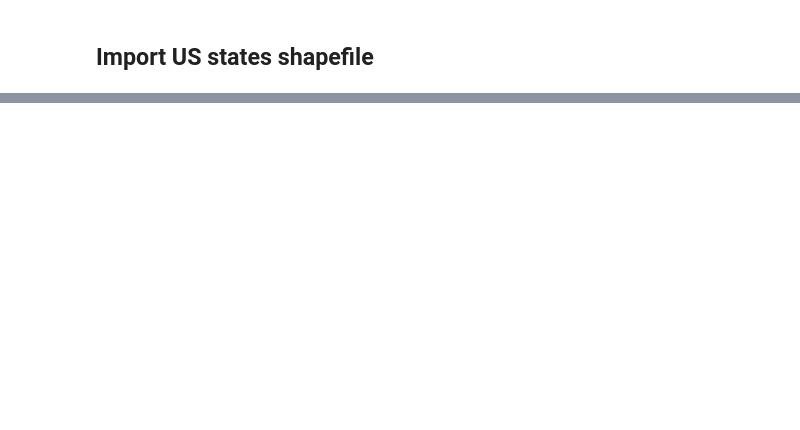
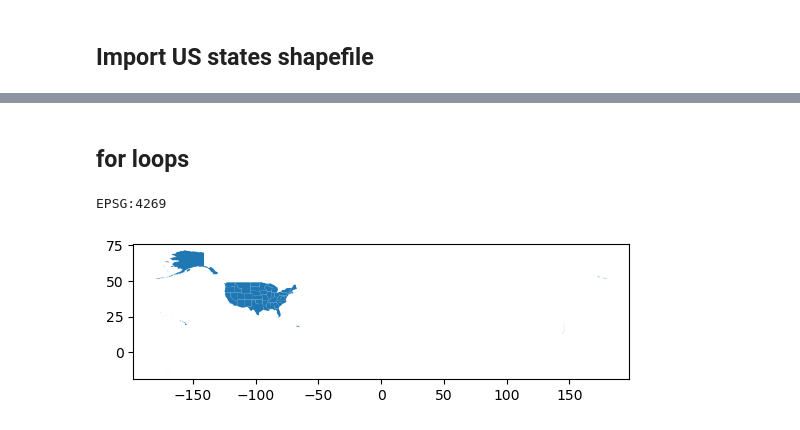
Before and after one commit to karolinasienko/eds220-in-class, a Jupyter notebook: week5/lesson-12-streamline-your-code.ipynb, the cells around one changed output, grey strips where cells are left out. Drawn from its saved outputs; the diff is of its cells as text; code cells hidden in the pictures; blank space fills up the shorter version.

```diff
--- a/week5/lesson-12-streamline-your-code.ipynb
+++ b/week5/lesson-12-streamline-your-code.ipynb
@@ -59,0 +116,8 @@ states.head(3)
+# %% [markdown]
+## for loops
+# %%
+print(states.crs)
+states.plot();
+# %% [output]
+EPSG:4269
+[figure, added]
```
Also changed, not shown: parts of 18 cells of this notebook.
